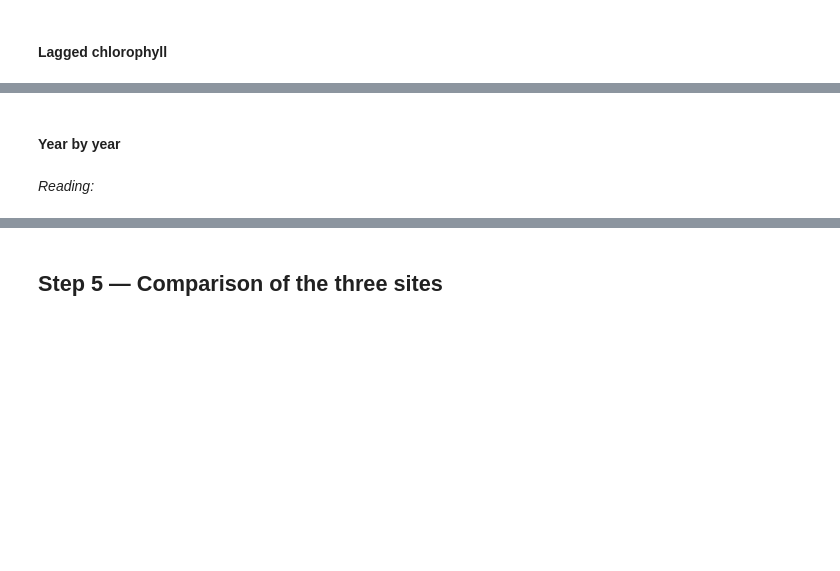
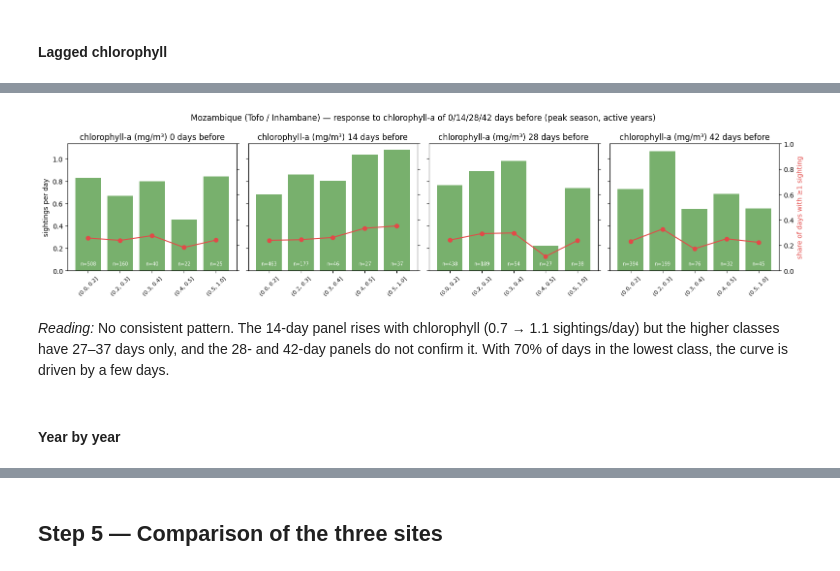
Before and after one commit to Patrick190508/whaleshark-mafia-island, a Jupyter notebook: notebooks/Daily_EDA_Peak_Season.ipynb, the cells around one changed output, grey strips where cells are left out. Cells and saved outputs as stored; diff of their text form; code cells hidden in the pictures; blank space fills up the shorter version.

```diff
--- a/notebooks/Daily_EDA_Peak_Season.ipynb
+++ b/notebooks/Daily_EDA_Peak_Season.ipynb
@@ -616,4 +633,8 @@ response_curve(s, 'sss', [33.5, 34.0, 34.25, 34.5, 34.75, 35.5], 'salinity (PSU)
+# %%
+lagged_response(s)
+# %% [output]
+[figure, added]
+# %% [markdown]
+*Reading:* No consistent pattern. The 14-day panel rises with chlorophyll (0.7 → 1.1 sightings/day) but the higher classes have 27–37 days only, and the 28- and 42-day panels do not confirm it. With 70% of days in the lowest class, the curve is driven by a few days.
 # %% [markdown]
 #### Year by year
-# %% [markdown]
-*Reading:*
```
Also changed, not shown: parts of 23 cells of this notebook.
